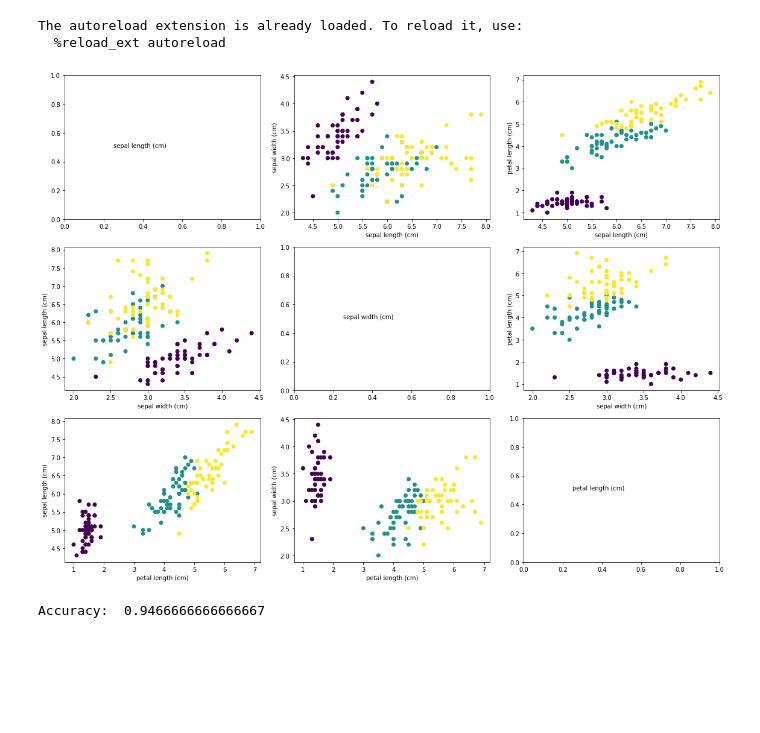
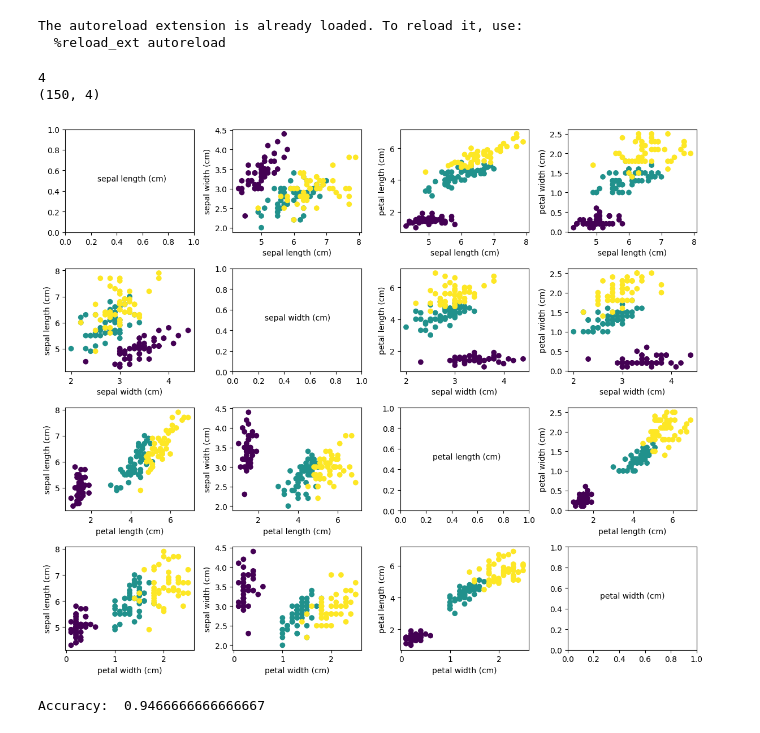
Before and after one commit to goglom/ML, a Jupyter notebook: Problem_2/Problem_2.ipynb, the cells around one changed output. Cells and saved outputs as stored; diff of their text form; code cells hidden in the pictures; blank space fills up the shorter version.

Commit message:
reworked plotting functions

```diff
--- a/Problem_2/Problem_2.ipynb
+++ b/Problem_2/Problem_2.ipynb
@@ -14,9 +14,15 @@ The autoreload extension is already loaded. To reload it, use:
 # %%
 iris_ds = datasets.load_iris()
 X = iris_ds.data
 Y = iris_ds.target
-plot_data(X, Y, (16, 12), f_names=iris_ds.feature_names)
-plt.tight_layout()
+f_names = iris_ds.feature_names
+
+print(len(f_names))
+
+plt.figure(figsize=(12, 10), dpi=100)
+plot_features_data(X, Y, f_names)
 # %% [output]
+4
+(150, 4)
-[figure, old version]
+[figure, new version]
 # %%
```
Also changed, not shown: parts of 4 cells of this notebook, 1 other file.
